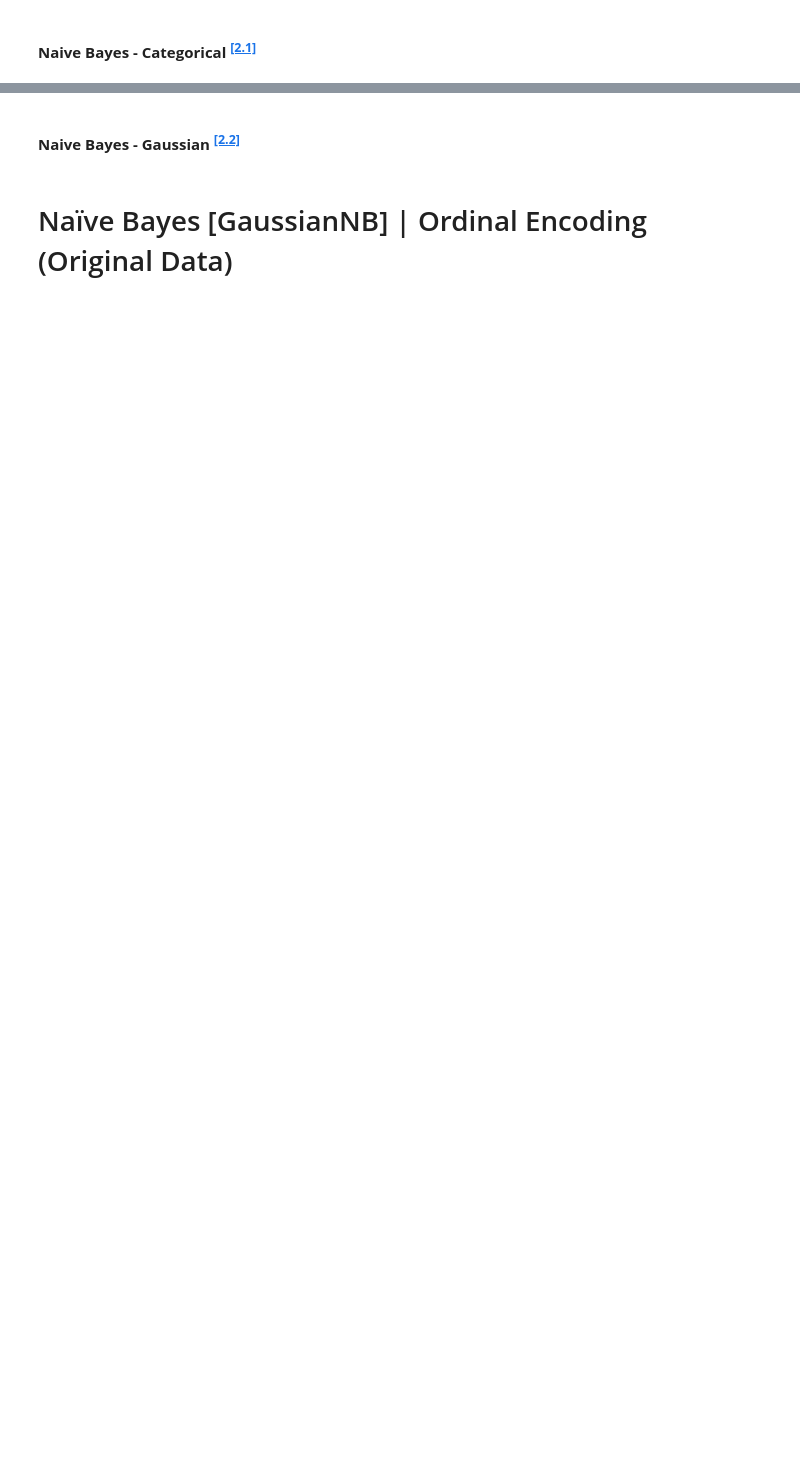
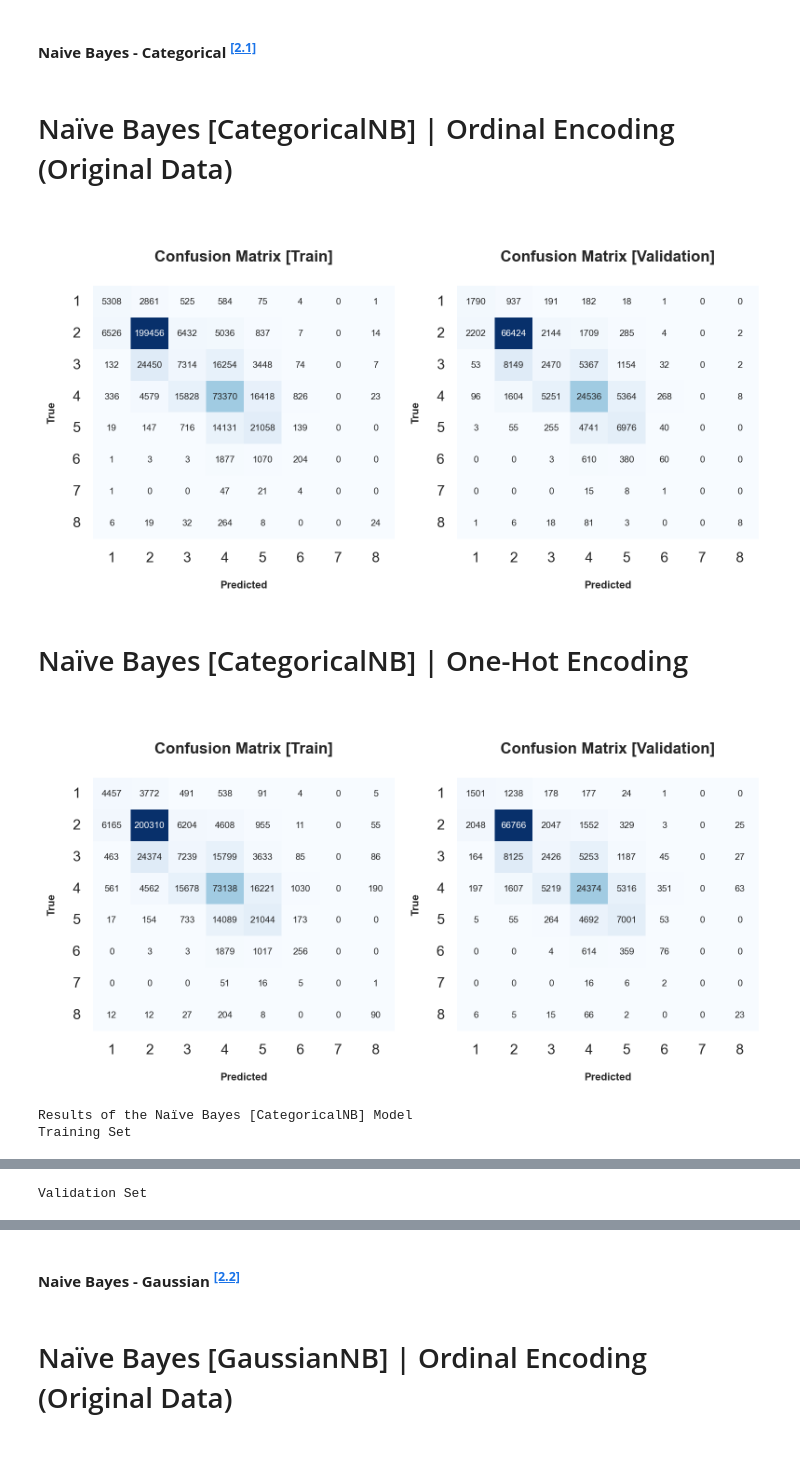
Before and after one commit to Silvestre17/ML_24.25_Project_Group33, a Jupyter notebook: 3_Modeling&Evaluation_MLProject_Group33.ipynb, the cells around one changed output, grey strips where cells are left out. Cells and saved outputs as stored; diff of their text form; code cells hidden in the pictures; blank space fills up the shorter version.

```diff
--- a/3_Modeling&Evaluation_MLProject_Group33.ipynb
+++ b/3_Modeling&Evaluation_MLProject_Group33.ipynb
@@ -614,30 +580,25 @@ nb_ohe_pred_val_proba = nb_ohe.predict_proba(X_val_ohe)
 # %%
 # Classification Metrics & Confusion Matrix
 classification_metrics('Naïve Bayes [CategoricalNB] | Ordinal Encoding (Original Data)', nb_cv_ord,
                        y_train, nb_ord_pred_train, nb_ord_pred_train_proba,
                        y_val, nb_ord_pred_val, nb_ord_pred_val_proba, classification_report=False)
-
-classification_metrics('Naïve Bayes [CategoricalNB] | Ordinal Encoding (With Standardization)', nb_cv_ord_std,
-                        y_train, nb_ord_std_pred_train, nb_ord_std_pred_train_proba,
-                        y_val, nb_ord_std_pred_val, nb_ord_std_pred_val_proba, classification_report=False)
-
-classification_metrics('Naïve Bayes [CategoricalNB] | Ordinal Encoding (With Normalization)', nb_cv_ord_norm,
-                        y_train, nb_ord_norm_pred_train, nb_ord_norm_pred_train_proba,
-                        y_val, nb_ord_norm_pred_val, nb_ord_norm_pred_val_proba, classification_report=False)
-
-classification_metrics('Naïve Bayes [CategoricalNB] | Ordinal Encoding (With Log Transformation)', nb_cv_ord_log,
-                        y_train, nb_ord_log_pred_train, nb_ord_log_pred_train_proba,
-                        y_val, nb_ord_log_pred_val, nb_ord_log_pred_val_proba, classification_report=False)
 
 classification_metrics('Naïve Bayes [CategoricalNB] | One-Hot Encoding', nb_cv_ohe,
                         y_train, nb_ohe_pred_train, nb_ohe_pred_train_proba,
                         y_val, nb_ohe_pred_val, nb_ohe_pred_val_proba, classification_report=False)
 
 # Dataframe with the results of the models
 df_results_train = pd.DataFrame(models_results_train).T
 df_results_val = pd.DataFrame(models_results_val).T
 
 # Display the results
 display_side_by_side(df_results_train[5:], df_results_val[5:],
                      titles=['Training Set', 'Validation Set'],
                      super_title='Results of the Naïve Bayes [CategoricalNB] Model')
+# %% [output]
+Naïve Bayes [CategoricalNB] | Ordinal Encoding (Original Data)
+[figure, added]
+Naïve Bayes [CategoricalNB] | One-Hot Encoding
+[figure, added]
+Results of the Naïve Bayes [CategoricalNB] Model
+Training Set
@@ -643,0 +613 @@ display_side_by_side(df_results_train[5:], df_results_val[5:],
+Validation Set
```
Also changed, not shown: parts of 15 cells of this notebook.
